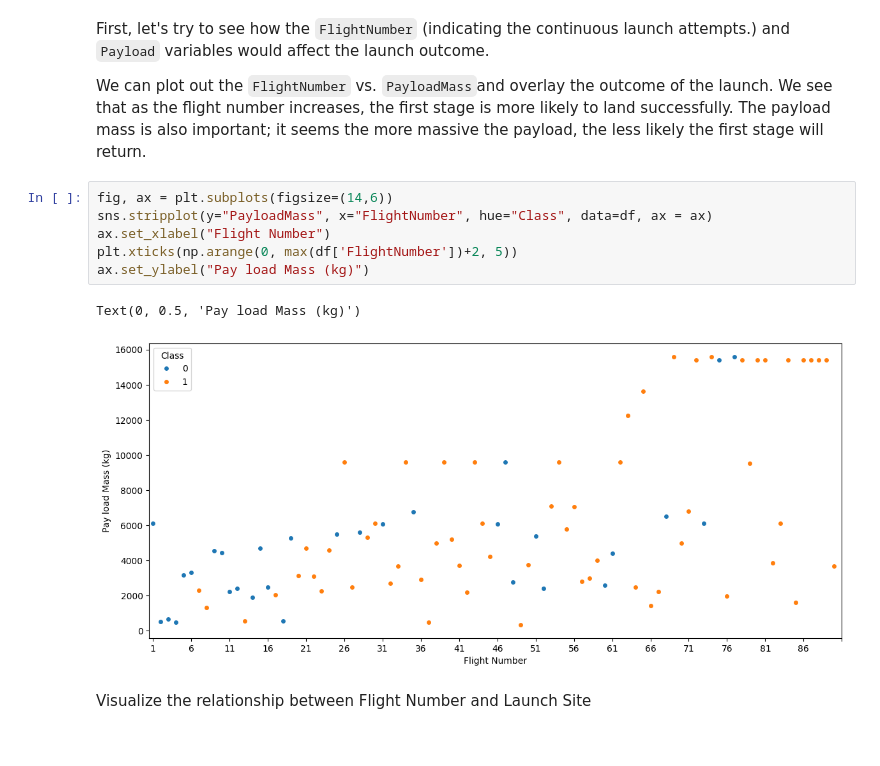
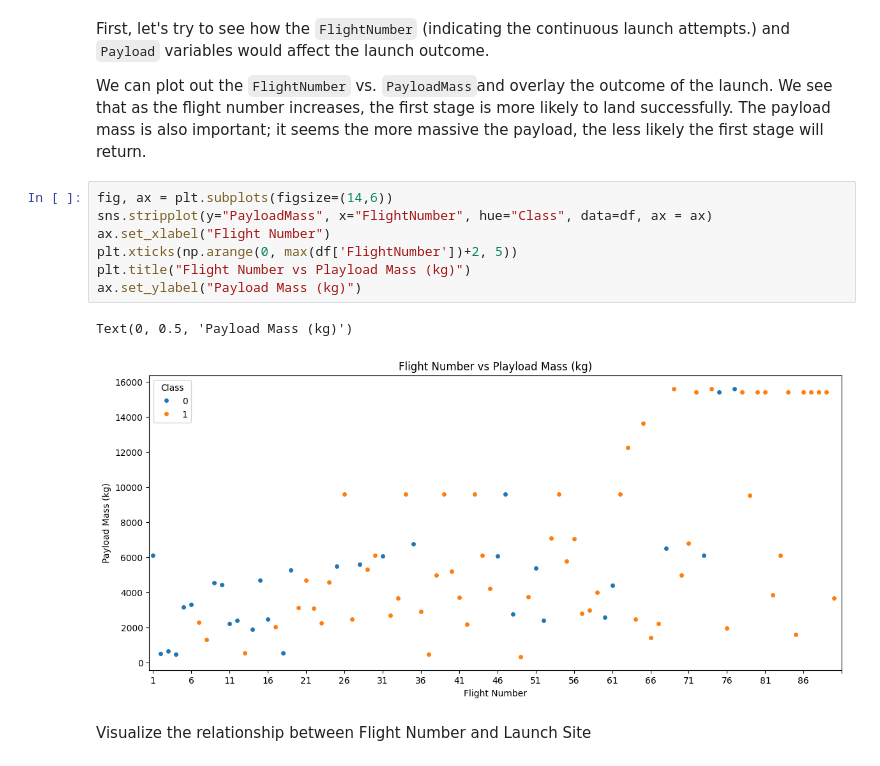
Before and after one commit to AbhishekDaniel1411/IBM_Data_Science_Professional_Certificate, a Jupyter notebook: Capstone_project/falcon9_landing_prediction/falcon9_EDA_python.ipynb, the cells around one changed output. Saved outputs shown, nothing was run; the diff lists cells and outputs as text.

```diff
--- a/Capstone_project/falcon9_landing_prediction/falcon9_EDA_python.ipynb
+++ b/Capstone_project/falcon9_landing_prediction/falcon9_EDA_python.ipynb
@@ -35,11 +35,12 @@ We can plot out the <code>FlightNumber</code> vs. <code>PayloadMass</code>and ov
 # %%
 fig, ax = plt.subplots(figsize=(14,6))
 sns.stripplot(y="PayloadMass", x="FlightNumber", hue="Class", data=df, ax = ax)
 ax.set_xlabel("Flight Number")
 plt.xticks(np.arange(0, max(df['FlightNumber'])+2, 5))
-ax.set_ylabel("Pay load Mass (kg)")
+plt.title("Flight Number vs Playload Mass (kg)")
+ax.set_ylabel("Payload Mass (kg)")
 # %% [output]
-Text(0, 0.5, 'Pay load Mass (kg)')
+Text(0, 0.5, 'Payload Mass (kg)')
-[figure, old version]
+[figure, new version]
 # %% [markdown]
 Visualize the relationship between Flight Number and Launch Site
```
Also changed, not shown: parts of 2 cells of this notebook.
